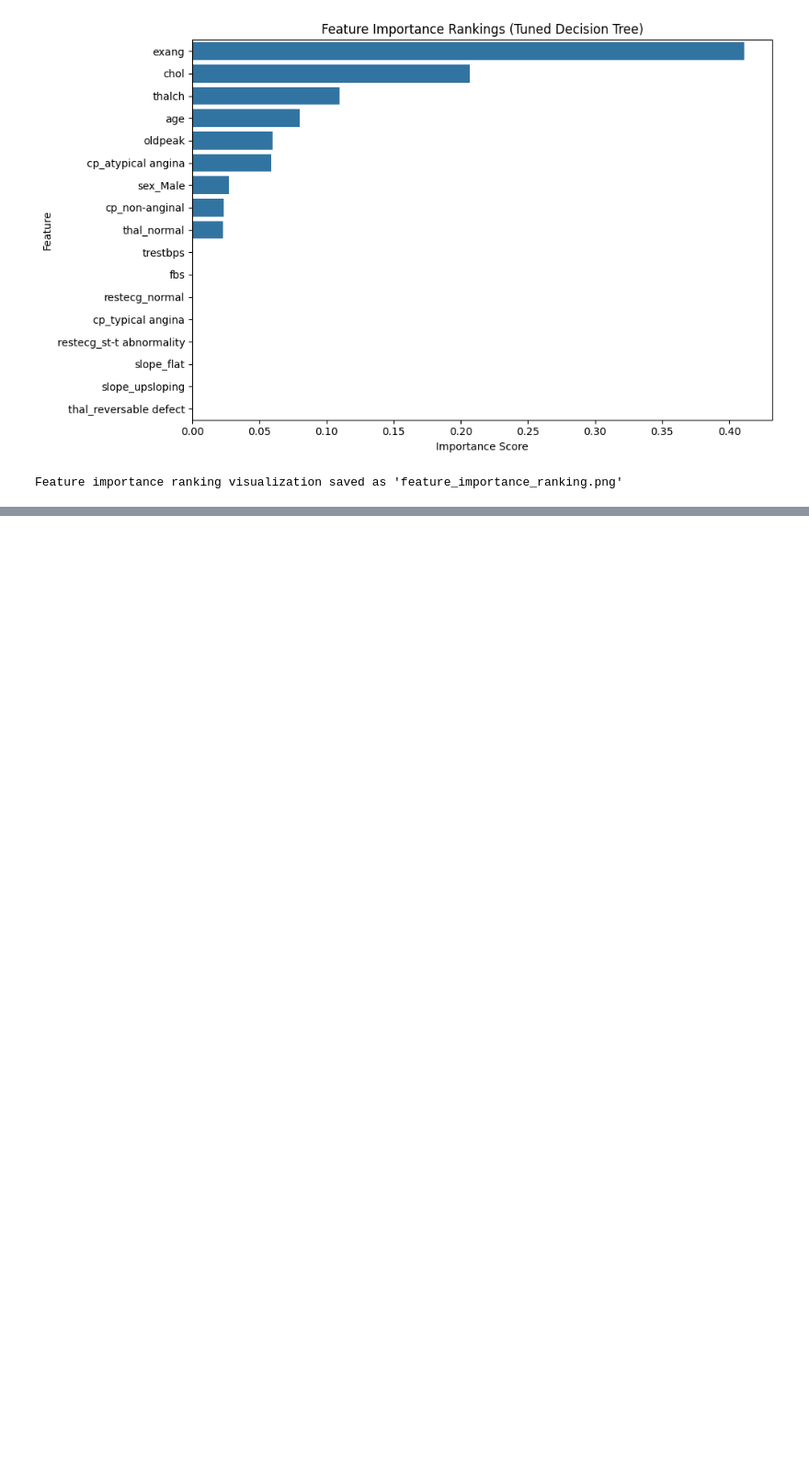
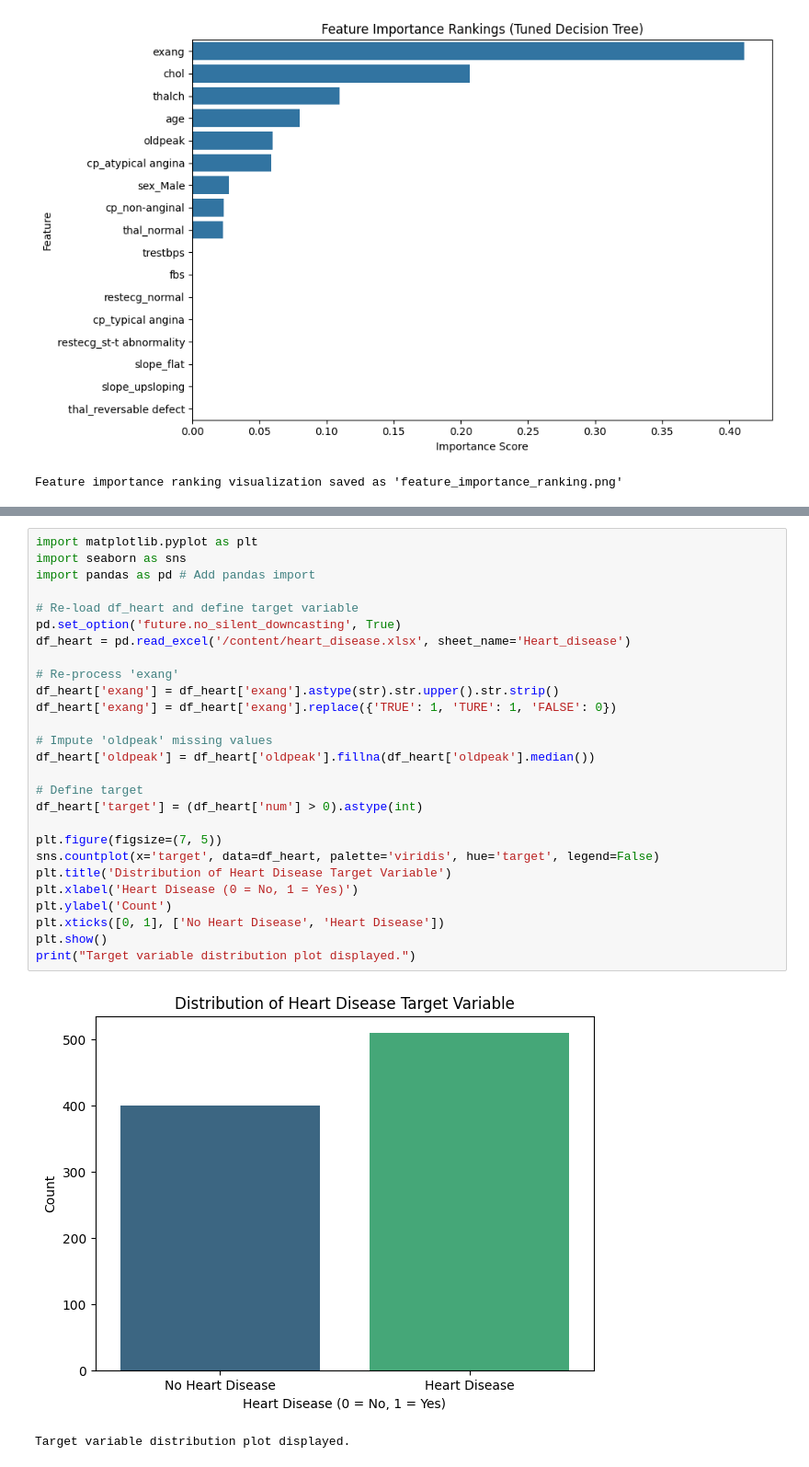
Before and after one commit to raj143sujay/EXCELR-ASSIGNMENTS, a Jupyter notebook: ASSIGNMENT_11.ipynb, the cells around one changed output, grey strips where cells are left out. Shown at 92% size. Drawn from its saved outputs; the diff is of its cells as text; blank space fills up the shorter version.

```diff
--- a/ASSIGNMENT_11.ipynb
+++ b/ASSIGNMENT_11.ipynb
@@ -459,0 +520,30 @@ Feature importance ranking visualization saved as 'feature_importance_ranking.pn
+# %%
+import matplotlib.pyplot as plt
+import seaborn as sns
+import pandas as pd # Add pandas import
+
+# Re-load df_heart and define target variable
+pd.set_option('future.no_silent_downcasting', True)
+df_heart = pd.read_excel('/content/heart_disease.xlsx', sheet_name='Heart_disease')
+
+# Re-process 'exang'
+df_heart['exang'] = df_heart['exang'].astype(str).str.upper().str.strip()
+df_heart['exang'] = df_heart['exang'].replace({'TRUE': 1, 'TURE': 1, 'FALSE': 0})
+
+# Impute 'oldpeak' missing values
+df_heart['oldpeak'] = df_heart['oldpeak'].fillna(df_heart['oldpeak'].median())
+
+# Define target
+df_heart['target'] = (df_heart['num'] > 0).astype(int)
+
+plt.figure(figsize=(7, 5))
+sns.countplot(x='target', data=df_heart, palette='viridis', hue='target', legend=False)
+plt.title('Distribution of Heart Disease Target Variable')
+plt.xlabel('Heart Disease (0 = No, 1 = Yes)')
+plt.ylabel('Count')
+plt.xticks([0, 1], ['No Heart Disease', 'Heart Disease'])
+plt.show()
+print("Target variable distribution plot displayed.")
+# %% [output]
+[figure, added]
+Target variable distribution plot displayed.
```
Also changed, not shown: parts of 5 cells of this notebook.
